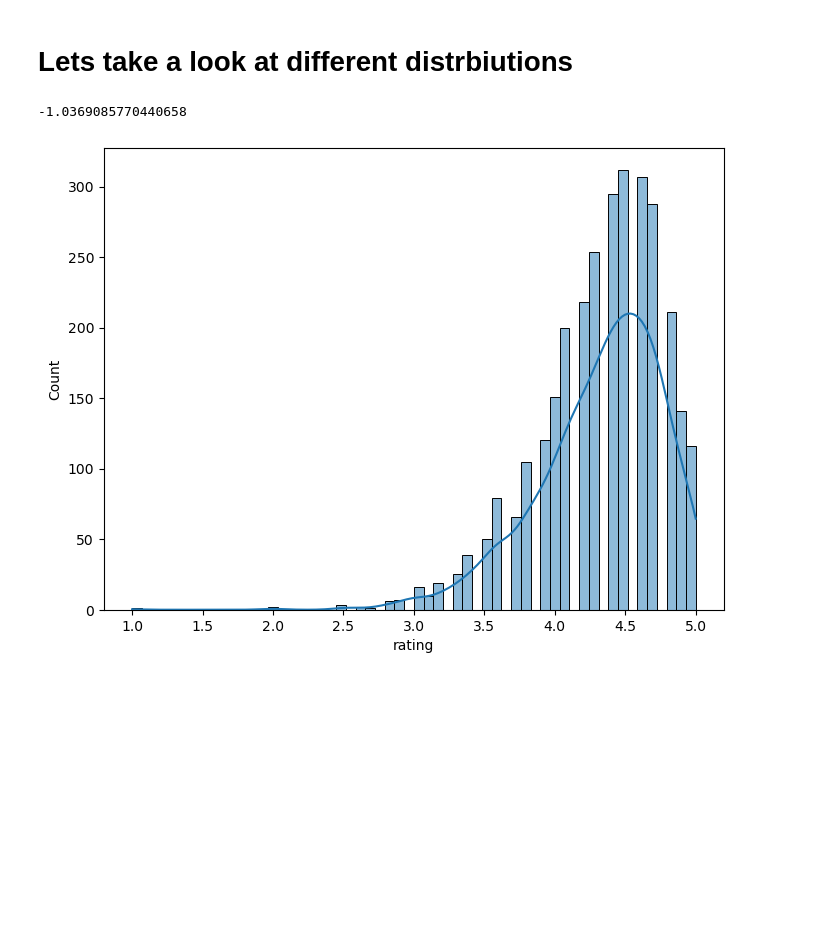
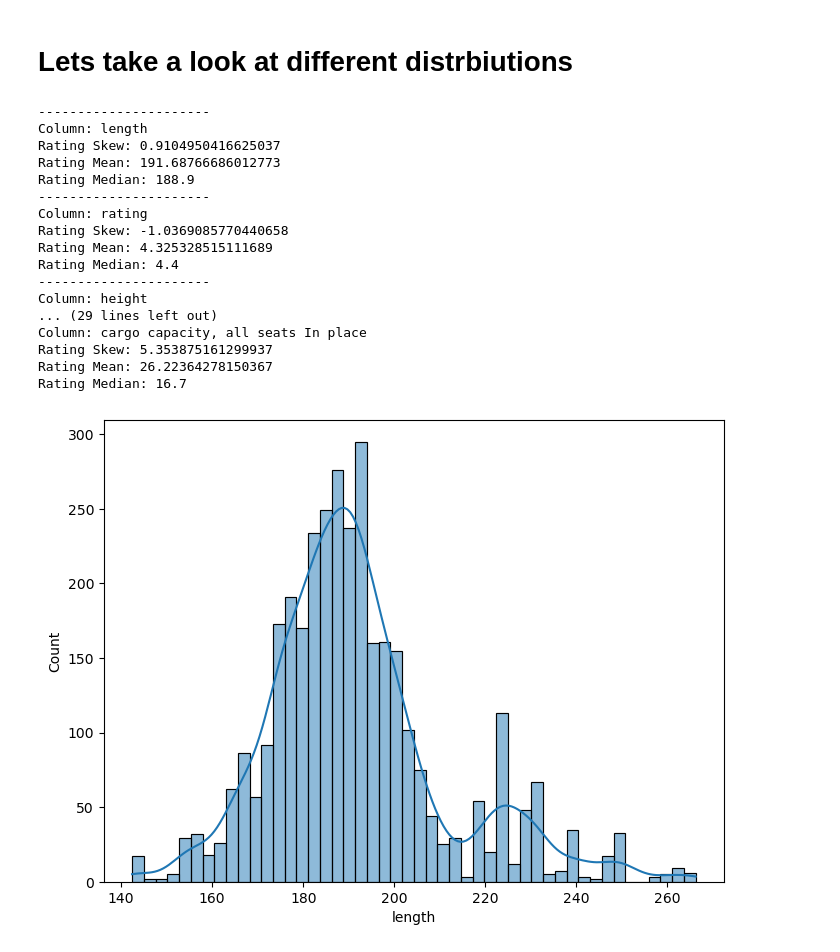
Before and after one commit to MaukanMir/Expert-Car-Classification, a Jupyter notebook: training.ipynb, the cells around one changed output. Saved outputs shown, nothing was run; the diff lists cells and outputs as text; code cells hidden in the pictures; blank space fills up the shorter version.

```diff
--- a/training.ipynb
+++ b/training.ipynb
@@ -230,11 +230,36 @@ df
 3463 rows × 15 columns
 # %% [markdown]
 # Lets take a look at different distrbiutions
-# %%
-plt.figure(figsize=(8, 6))
-sns.histplot(df["rating"], kde=True)
-
-df["rating"].skew()
-# %% [output]
--1.0369085770440658
-[figure, removed]
+# %%
+
+for col in cols_to_check:
+  print(f"----------------------")
+  print(f"Column: {col}")
+  plt.figure(figsize=(8, 6))
+  sns.histplot(df[col], kde=True)
+
+  col_skew = df[col].skew()
+  col_mean = df[col].mean()
+  col_median = df[col].median()
+  print(f"Rating Skew: {col_skew}")
+  print(f"Rating Mean: {col_mean}")
+  print(f"Rating Median: {col_median}")
+# %% [output]
+----------------------
+Column: length
+Rating Skew: 0.9104950416625037
+Rating Mean: 191.68766686012773
+Rating Median: 188.9
+----------------------
+Column: rating
+Rating Skew: -1.0369085770440658
+Rating Mean: 4.325328515111689
+Rating Median: 4.4
+----------------------
+Column: height
+... (29 lines left out)
+Column: cargo capacity, all seats In place
+Rating Skew: 5.353875161299937
+Rating Mean: 26.22364278150367
+Rating Median: 16.7
+[figure, added]
```
Also changed, not shown: parts of 2 cells of this notebook.
